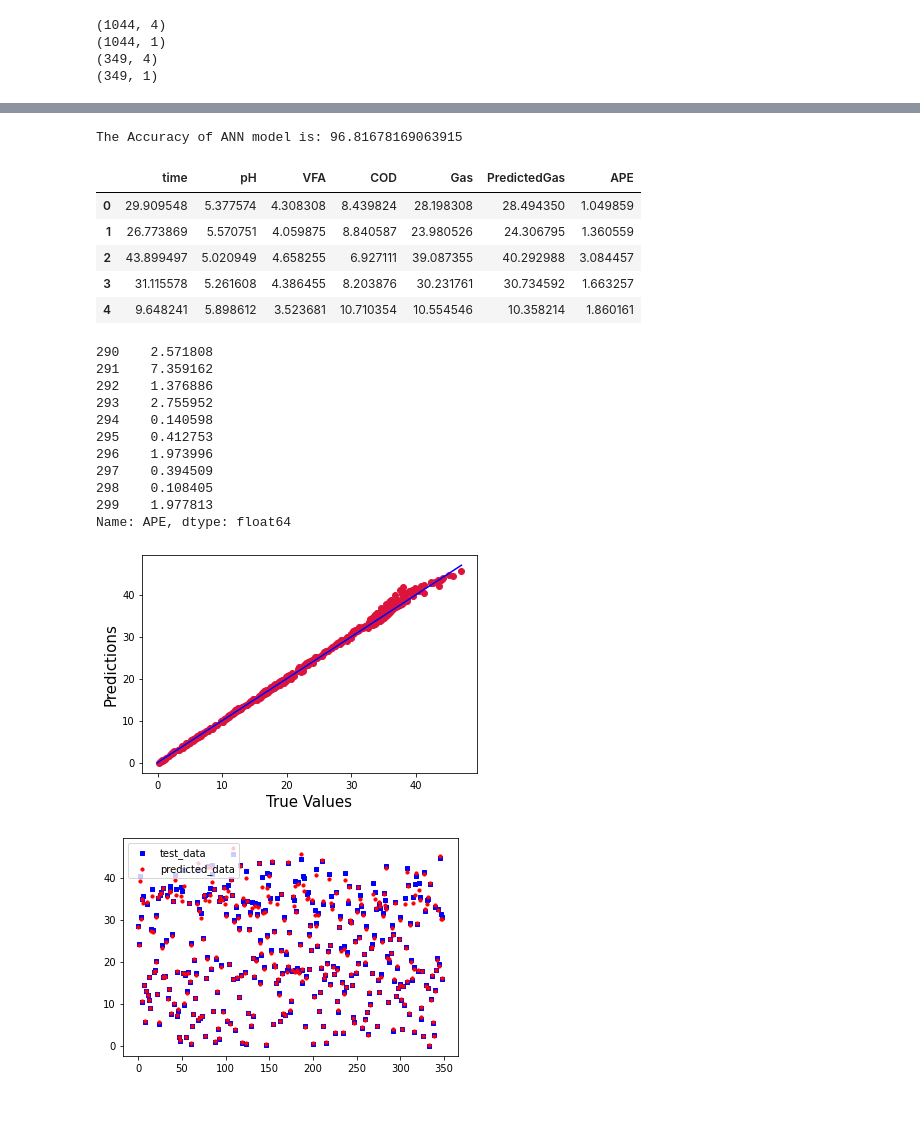
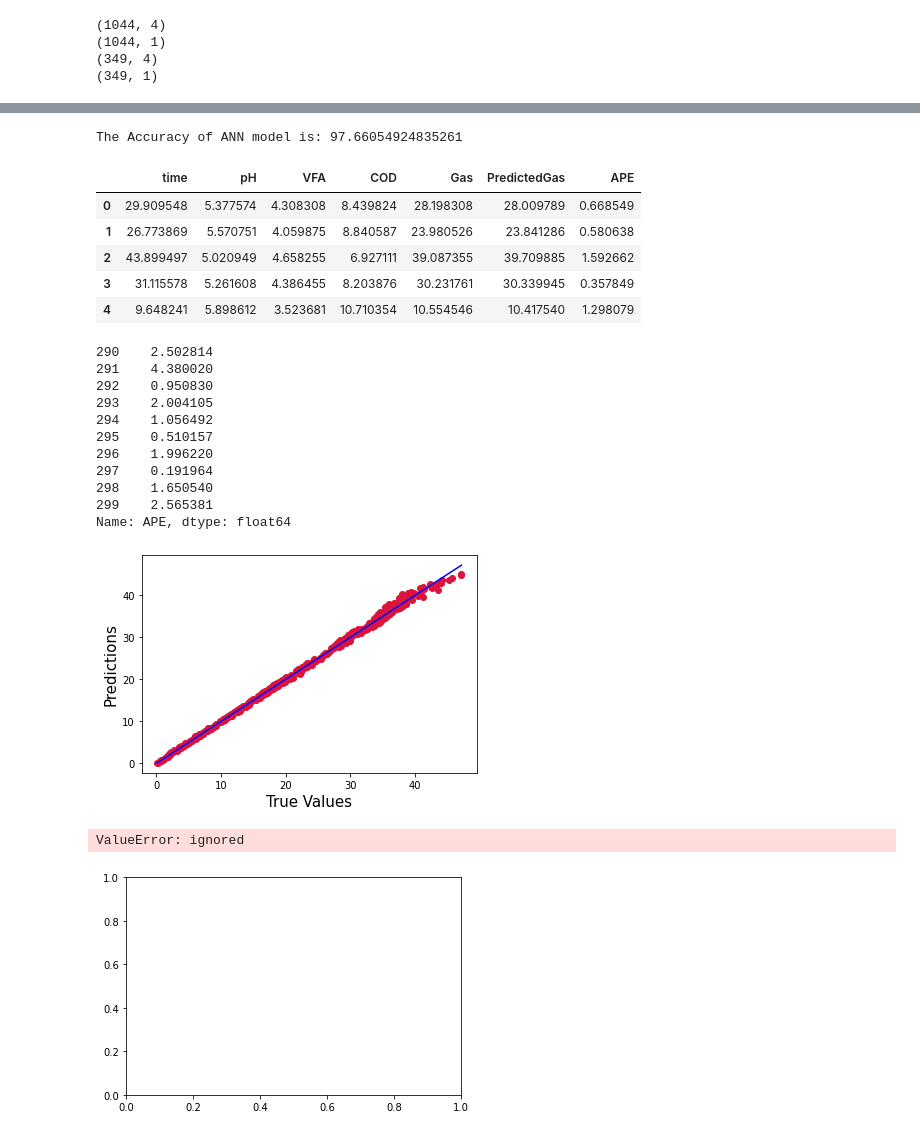
Before and after one commit to ayushranjan6456/HydrogenPrediction, a Jupyter notebook: HydrogenPredictionANN2.ipynb, the cells around one changed output, grey strips where cells are left out. Drawn from its saved outputs; the diff is of its cells as text; code cells hidden in the pictures; blank space fills up the shorter version.

```diff
--- a/HydrogenPredictionANN2.ipynb
+++ b/HydrogenPredictionANN2.ipynb
@@ -57,7 +57,7 @@ y=TargetVarScalerFit.transform(y)
 # %%
 
 from sklearn.model_selection import train_test_split
-X_train, X_test, y_train, y_test = train_test_split(x, y, test_size=0.25, random_state=42)
+X_train, X_test, y_train, y_test = train_test_split(x, y, test_size=0.30, random_state=42)
 
 print(X_train.shape)
 print(y_train.shape)
@@ -244,28 +244,28 @@ TestingData['APE']=APE
 print('The Accuracy of ANN model is:', 100 - np.mean(APE))
 TestingData.head()
 # %% [output]
-The Accuracy of ANN model is: 96.81678169063915
+The Accuracy of ANN model is: 97.66054924835261
 |  | time | pH | VFA | COD | Gas | PredictedGas | APE |
-| 0 | 29.909548 | 5.377574 | 4.308308 | 8.439824 | 28.198308 | 28.494350 | 1.049859 |
-| 1 | 26.773869 | 5.570751 | 4.059875 | 8.840587 | 23.980526 | 24.306795 | 1.360559 |
-| 2 | 43.899497 | 5.020949 | 4.658255 | 6.927111 | 39.087355 | 40.292988 | 3.084457 |
-| 3 | 31.115578 | 5.261608 | 4.386455 | 8.203876 | 30.231761 | 30.734592 | 1.663257 |
-| 4 | 9.648241 | 5.898612 | 3.523681 | 10.710354 | 10.554546 | 10.358214 | 1.860161 |
+| 0 | 29.909548 | 5.377574 | 4.308308 | 8.439824 | 28.198308 | 28.009789 | 0.668549 |
+| 1 | 26.773869 | 5.570751 | 4.059875 | 8.840587 | 23.980526 | 23.841286 | 0.580638 |
+| 2 | 43.899497 | 5.020949 | 4.658255 | 6.927111 | 39.087355 | 39.709885 | 1.592662 |
+| 3 | 31.115578 | 5.261608 | 4.386455 | 8.203876 | 30.231761 | 30.339945 | 0.357849 |
+| 4 | 9.648241 | 5.898612 | 3.523681 | 10.710354 | 10.554546 | 10.417540 | 1.298079 |
 # %%
 # TestingData['APE'].plot(x='Parameters', y='APE', figsize=(15,4), kind='line')
 # %%
 TestingData['APE'][290:300]
 # %% [output]
-290    2.571808
-291    7.359162
-292    1.376886
-293    2.755952
-294    0.140598
-295    0.412753
-296    1.973996
-297    0.394509
-298    0.108405
-299    1.977813
+290    2.502814
+291    4.380020
+292    0.950830
+293    2.004105
+294    1.056492
+295    0.510157
+296    1.996220
+297    0.191964
+298    1.650540
+299    2.565381
 Name: APE, dtype: float64
 # %%
 
@@ -280,19 +280,20 @@ plt.ylabel('Predictions', fontsize=15)
 
 plt.show()
 # %% [output]
-[figure, old version]
+[figure, new version]
 # %%
 fig = plt.figure()
 ax1 = fig.add_subplot(111)
 
 
 
-ax1.scatter(np.arange(349), TestingData['PredictedGas'], s=10, c='b', marker="s", label='test_data')
-ax1.scatter(np.arange(349), TestingData['Gas'], s=10, c='r', marker="o", label='predicted_data')
+ax1.scatter(np.arange(418), TestingData['PredictedGas'], s=10, c='b', marker="s", label='test_data')
+ax1.scatter(np.arange(418), TestingData['Gas'], s=10, c='r', marker="o", label='predicted_data')
 plt.legend(loc='upper left')
 plt.show()
 # %% [output]
+ValueError: ignored
-[figure, old version]
+[figure, new version]
 # %%
 FullPredictions=model.predict(x)
 
```
Also changed, not shown: parts of 13 cells of this notebook.
